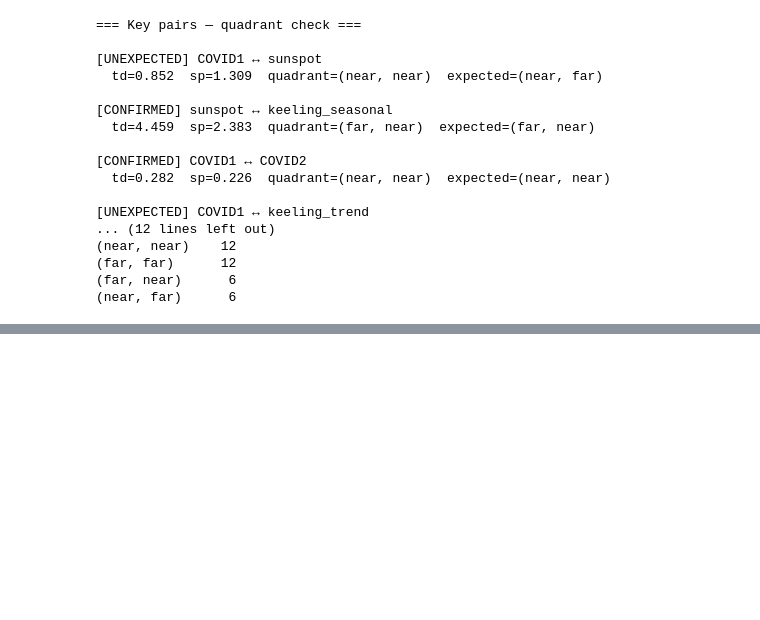
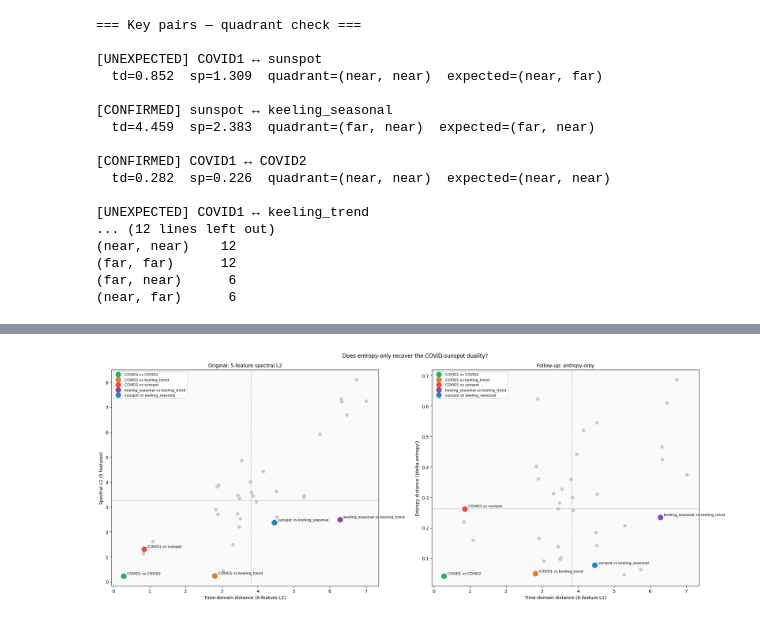
Before and after one commit to sekarkrishna/xworld, a Jupyter notebook: notebooks/14_pairwise_distances.ipynb, the cells around one changed output, grey strips where cells are left out. Saved outputs shown, nothing was run; the diff lists cells and outputs as text; code cells hidden in the pictures; blank space fills up the shorter version.

```diff
--- a/notebooks/14_pairwise_distances.ipynb
+++ b/notebooks/14_pairwise_distances.ipynb
@@ -720,0 +728,8 @@ print(df_pairs['quadrant'].value_counts().to_string())
+# %%
+entropy_centroid = {}
+for ds in datasets:
+    entropy_centroid[ds] = float(df_clean.loc[df_clean["dataset"]==ds, "spectral_entropy"].mean())
+
+print("Per-dataset mean spectral entropy:")
+for ds in sorted(entropy_centroid, key=lambda d: entropy_centroid[d]):
+    print(f"  {ds:25s}: {entropy_centroid[ds]:.4f}")
@@ -721,3 +810,39 @@ print(df_pairs['quadrant'].value_counts().to_string())
+# %%
+HIGHLIGHTS_ENT = {
+    frozenset(["covid_first_wave", "sunspot_cycle"]):     ("COVID1 vs sunspot", "#e74c3c"),
+    frozenset(["sunspot_cycle", "keeling_seasonal"]):     ("sunspot vs keeling_seasonal", "#2980b9"),
+    frozenset(["covid_first_wave", "covid_second_wave"]): ("COVID1 vs COVID2", "#27ae60"),
+    frozenset(["covid_first_wave", "keeling_trend"]):     ("COVID1 vs keeling_trend", "#e67e22"),
+    frozenset(["keeling_seasonal", "keeling_trend"]):     ("keeling_seasonal vs keeling_trend", "#8e44ad"),
+}
+
+fig, axes = plt.subplots(1, 2, figsize=(20, 8))
+for ax, df_plot, ycol, ylabel, title in [
+    (axes[0], df_pairs, "sp_dist",  "Spectral L2 (5 features)", "Original: 5-feature spectral L2"),
+    (axes[1], df_ent,   "ent_dist", "Entropy distance (|delta entropy|)", "Follow-up: entropy-only"),
+]:
+    ax.scatter(df_plot["td_dist"], df_plot[ycol], c="#cccccc", s=50, zorder=2)
+    for _, row in df_plot.iterrows():
+        key = frozenset([row["ds1"], row["ds2"]])
+        if key in HIGHLIGHTS_ENT:
+            label, color = HIGHLIGHTS_ENT[key]
+            ax.scatter(row["td_dist"], row[ycol], c=color, s=130, zorder=4, label=label)
+            ax.annotate(label, (row["td_dist"], row[ycol]),
+                        xytext=(8, 4), textcoords="offset points", fontsize=8)
+    ax.axvline(df_plot["td_dist"].median(), color="#aaaaaa", linestyle="--", linewidth=0.9)
+    ax.axhline(df_plot[ycol].median(),    color="#aaaaaa", linestyle="--", linewidth=0.9)
+    ax.set_xlabel("Time-domain distance (6-feature L2)", fontsize=10)
+    ax.set_ylabel(ylabel, fontsize=10)
+    ax.set_title(title, fontsize=11)
+    ax.legend(fontsize=8)
+    ax.set_facecolor("#fafafa")
+
+plt.suptitle("Does entropy-only recover the COVID-sunspot duality?", fontsize=12)
+plt.tight_layout()
+plt.savefig(PROCESSED_DIR / "nb14_entropy_comparison.png", dpi=150, bbox_inches="tight")
+plt.show()
+# %% [output]
+[figure, added]
 # %% [markdown]
 ---
 ## Findings recorded
```
Also changed, not shown: parts of 4 cells of this notebook, 2 other files.
